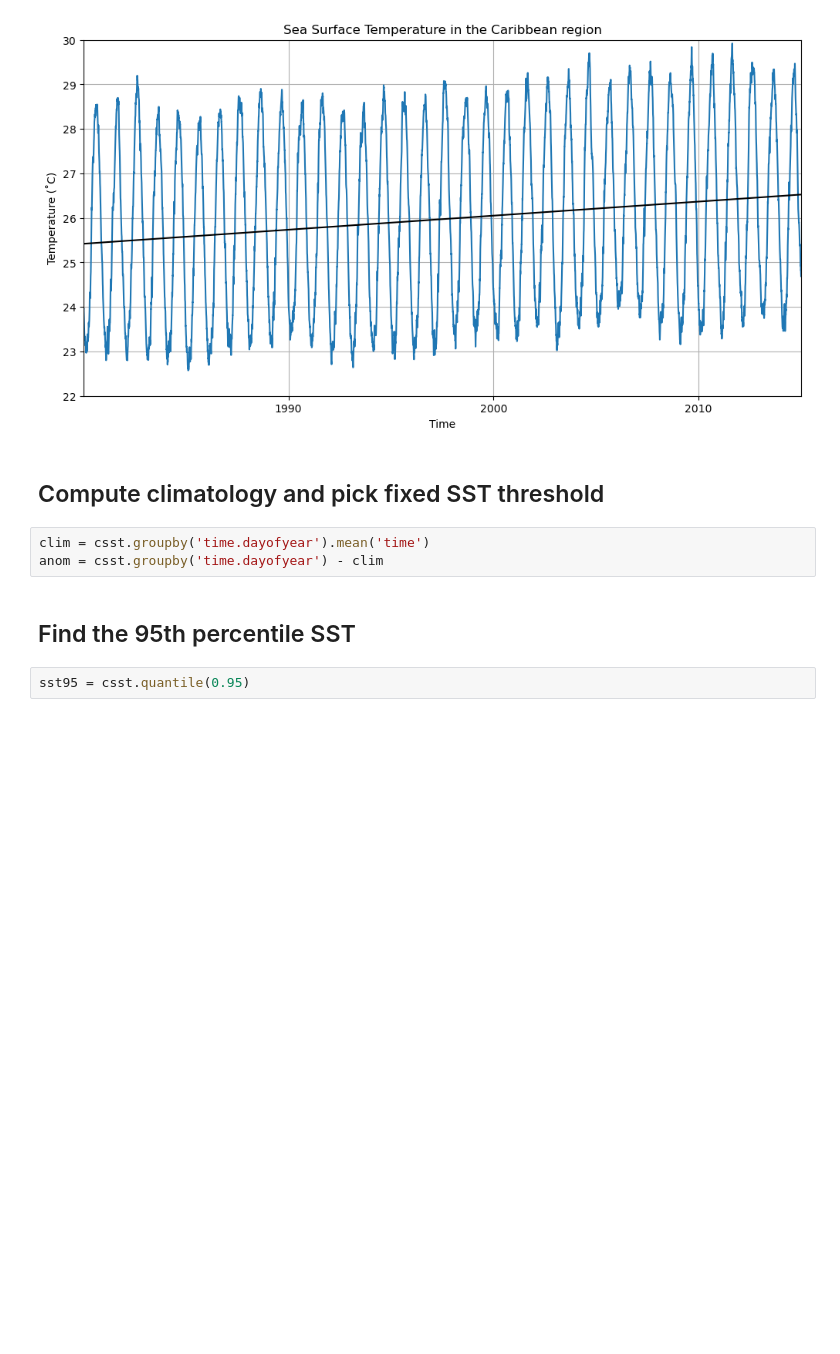
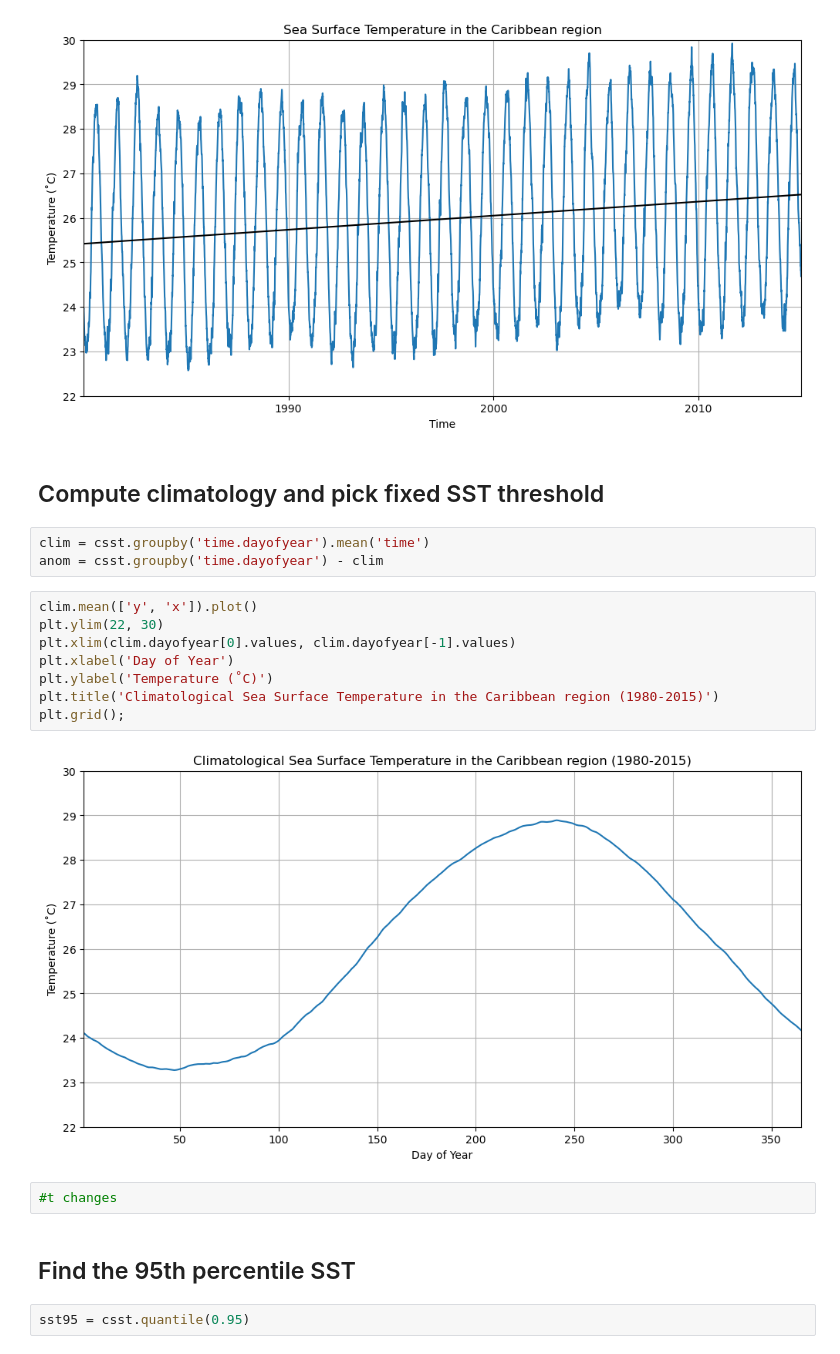
Before and after one commit to ProjectPythia/CFC-extreme-weather-cookbook, a Jupyter notebook: notebooks/cfc-ocean.ipynb, the cells around one changed output. Cells and saved outputs as stored; diff of their text form; blank space fills up the shorter version.

```diff
--- a/notebooks/cfc-ocean.ipynb
+++ b/notebooks/cfc-ocean.ipynb
@@ -414,6 +414,18 @@ plt.grid();
 # %%
 clim = csst.groupby('time.dayofyear').mean('time')
 anom = csst.groupby('time.dayofyear') - clim
+# %%
+clim.mean(['y', 'x']).plot()
+plt.ylim(22, 30)
+plt.xlim(clim.dayofyear[0].values, clim.dayofyear[-1].values)
+plt.xlabel('Day of Year')
+plt.ylabel('Temperature (˚C)')
+plt.title('Climatological Sea Surface Temperature in the Caribbean region (1980-2015)')
+plt.grid();
+# %% [output]
+[figure, added]
+# %%
+#t changes
 # %% [markdown]
 ## Find the 95th percentile SST
 # %%
```
